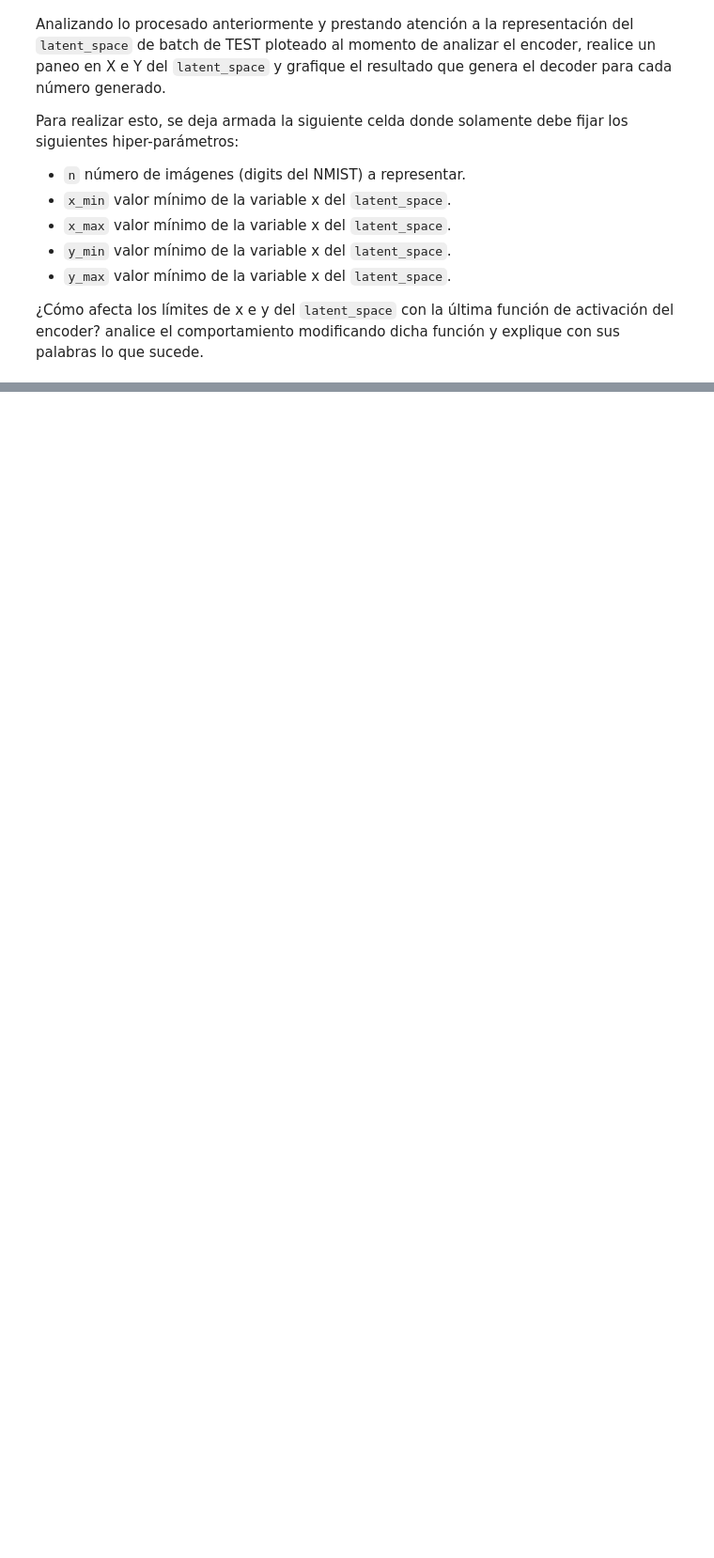
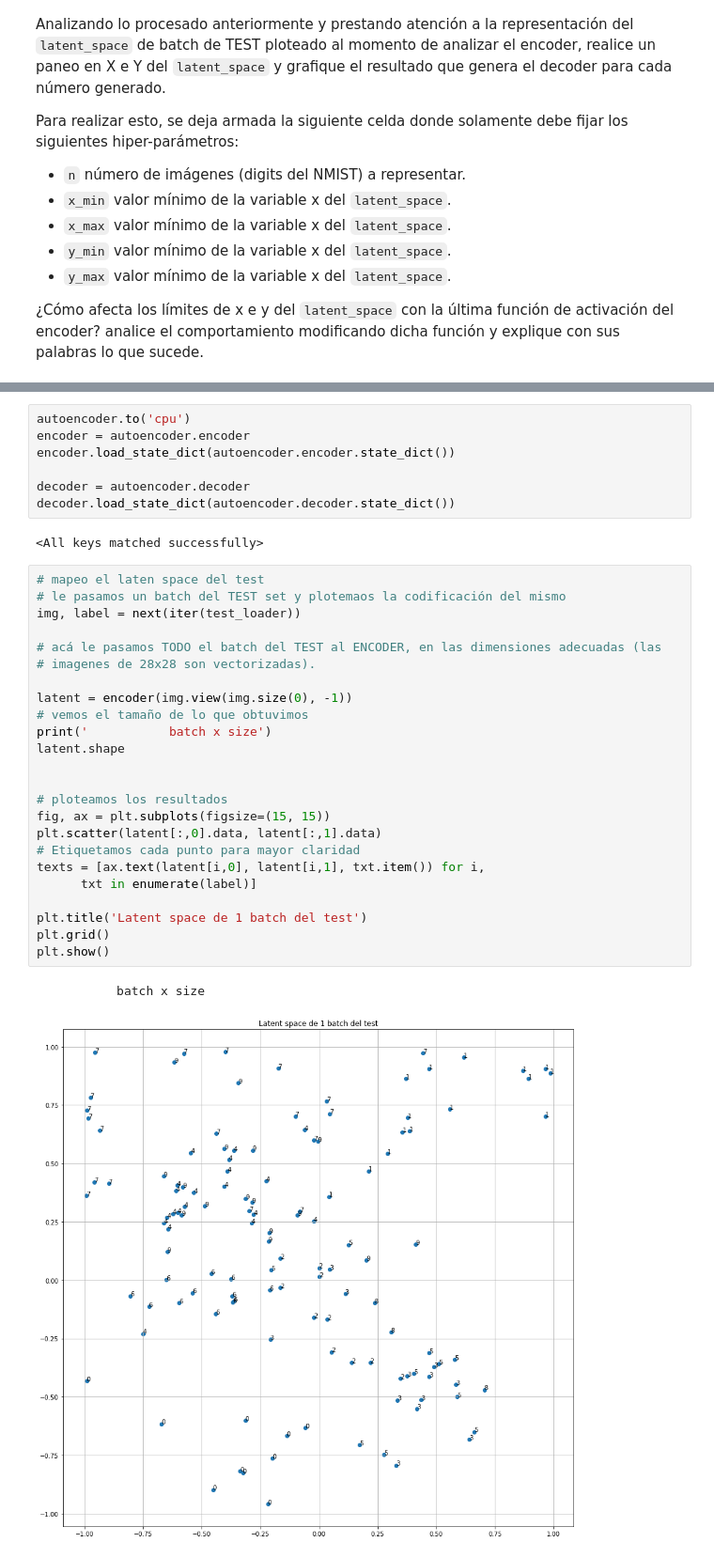
Before and after one commit to freddy120/deep_learning_ceia_2022, a Jupyter notebook: TP6_clase7/Autoencoder_TP.ipynb, the cells around one changed output, grey strips where cells are left out. Shown at 94% size. Cells and saved outputs as stored; diff of their text form; blank space fills up the shorter version.

```diff
--- a/TP6_clase7/Autoencoder_TP.ipynb
+++ b/TP6_clase7/Autoencoder_TP.ipynb
@@ -417,0 +584,36 @@ plt.show()
+# %%
+autoencoder.to('cpu')
+encoder = autoencoder.encoder
+encoder.load_state_dict(autoencoder.encoder.state_dict())
+
+decoder = autoencoder.decoder
+decoder.load_state_dict(autoencoder.decoder.state_dict())
+# %% [output]
+<All keys matched successfully>
+# %%
+# mapeo el laten space del test
+# le pasamos un batch del TEST set y plotemaos la codificación del mismo
+img, label = next(iter(test_loader))
+
+# acá le pasamos TODO el batch del TEST al ENCODER, en las dimensiones adecuadas (las
+# imagenes de 28x28 son vectorizadas).
+
+latent = encoder(img.view(img.size(0), -1))
+# vemos el tamaño de lo que obtuvimos
+print('           batch x size')
+latent.shape
+
+
+# ploteamos los resultados
+fig, ax = plt.subplots(figsize=(15, 15))
+plt.scatter(latent[:,0].data, latent[:,1].data)
+# Etiquetamos cada punto para mayor claridad
+texts = [ax.text(latent[i,0], latent[i,1], txt.item()) for i,
+      txt in enumerate(label)]
+
+plt.title('Latent space de 1 batch del test')
+plt.grid()
+plt.show()
+# %% [output]
+           batch x size
+[figure, added]
```
Also changed, not shown: parts of 13 cells of this notebook.
